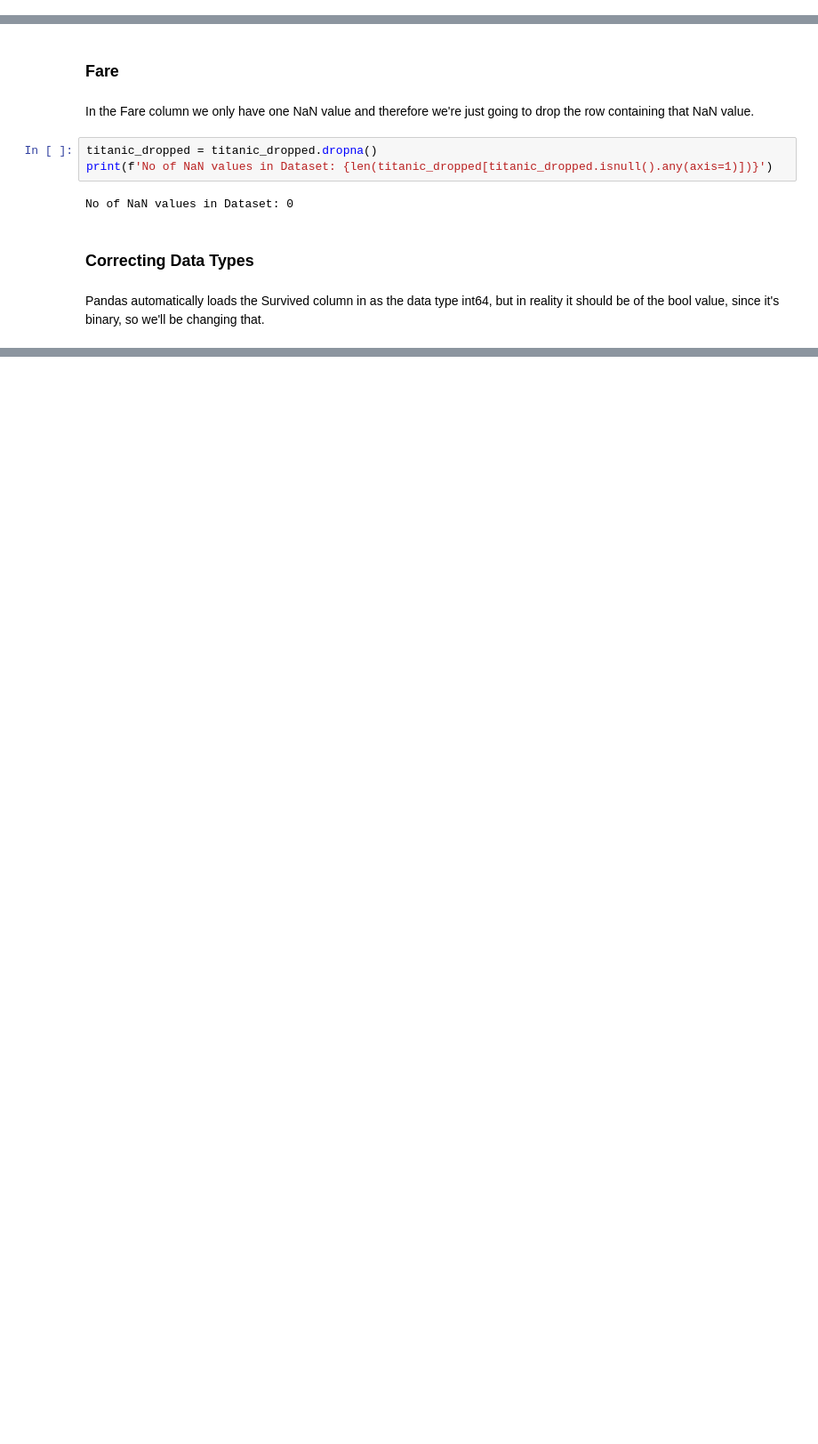
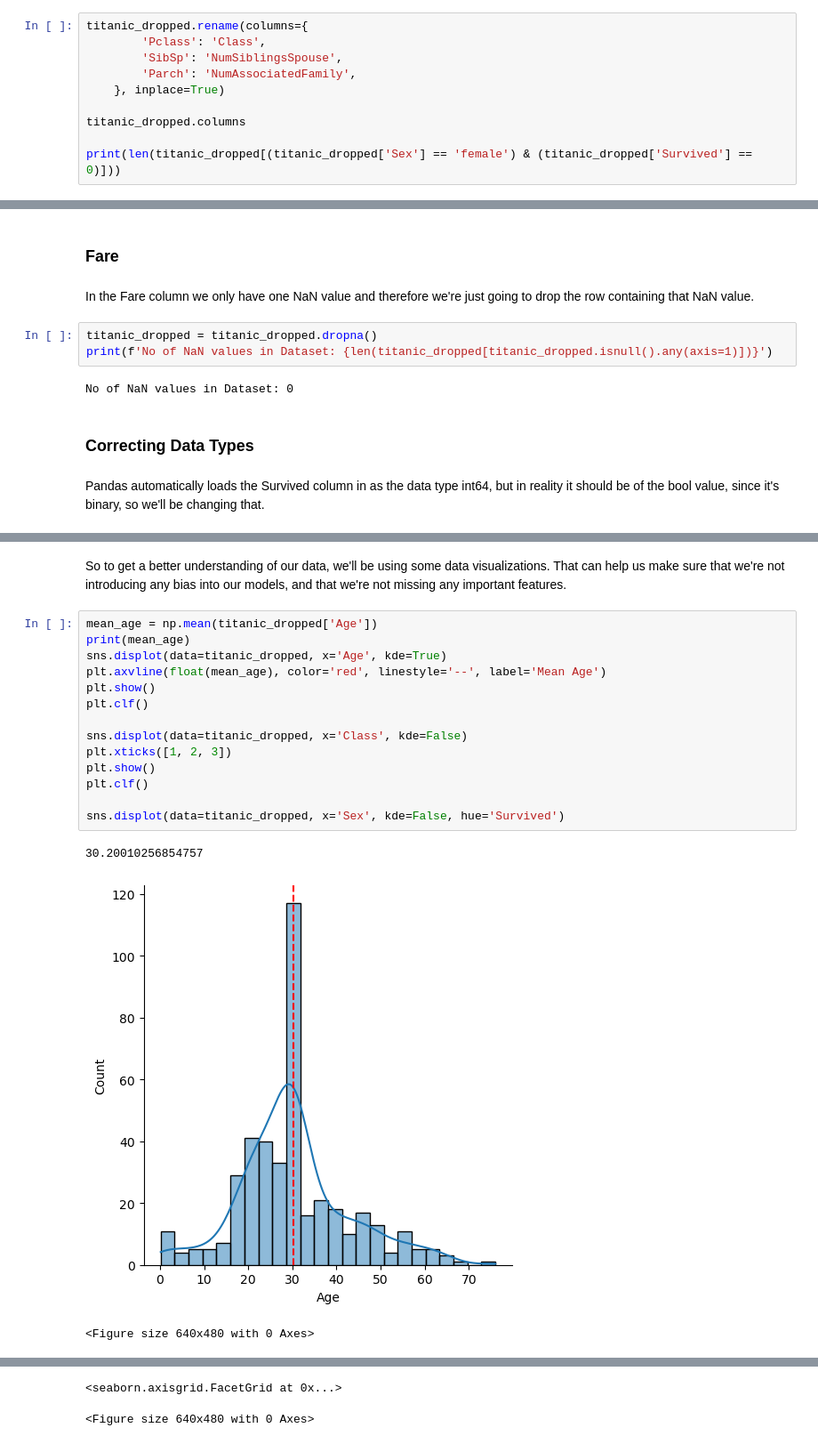
Before and after one commit to Tovborg/TitanicDataset, a Jupyter notebook: titanic.ipynb, the cells around one changed output, grey strips where cells are left out. Shown at 89% size. Cells and saved outputs as stored; diff of their text form; blank space fills up the shorter version.

Commit message:
Data Visualizations

```diff
--- a/titanic.ipynb
+++ b/titanic.ipynb
@@ -84,0 +87,10 @@ Index(['Survived', 'Pclass', 'Sex', 'Age', 'SibSp', 'Parch', 'Fare',
+# %%
+titanic_dropped.rename(columns={
+        'Pclass': 'Class',
+        'SibSp': 'NumSiblingsSpouse',
+        'Parch': 'NumAssociatedFamily',
+    }, inplace=True)
+
+titanic_dropped.columns
+
+print(len(titanic_dropped[(titanic_dropped['Sex'] == 'female') & (titanic_dropped['Survived'] == 0)]))
@@ -134,0 +143,20 @@ array([0, 1, 2, 3, 4, 5, 8])
+# %% [markdown]
+So to get a better understanding of our data, we'll be using some data visualizations. That can help us make sure that we're not introducing any bias into our models, and that we're not missing any important features.
+# %%
+mean_age = np.mean(titanic_dropped['Age'])
+print(mean_age)
+sns.displot(data=titanic_dropped, x='Age', kde=True)
+plt.axvline(float(mean_age), color='red', linestyle='--', label='Mean Age')
+plt.show()
+plt.clf()
+
+sns.displot(data=titanic_dropped, x='Class', kde=False)
+plt.xticks([1, 2, 3])
+plt.show()
+plt.clf()
+
+sns.displot(data=titanic_dropped, x='Sex', kde=False, hue='Survived')
+# %% [output]
+30.20010256854757
+[figure, added]
+<Figure size 640x480 with 0 Axes>
@@ -134,0 +164,2 @@ array([0, 1, 2, 3, 4, 5, 8])
+<seaborn.axisgrid.FacetGrid at 0x...>
+<Figure size 640x480 with 0 Axes>
```
Also changed, not shown: parts of 13 cells of this notebook.
